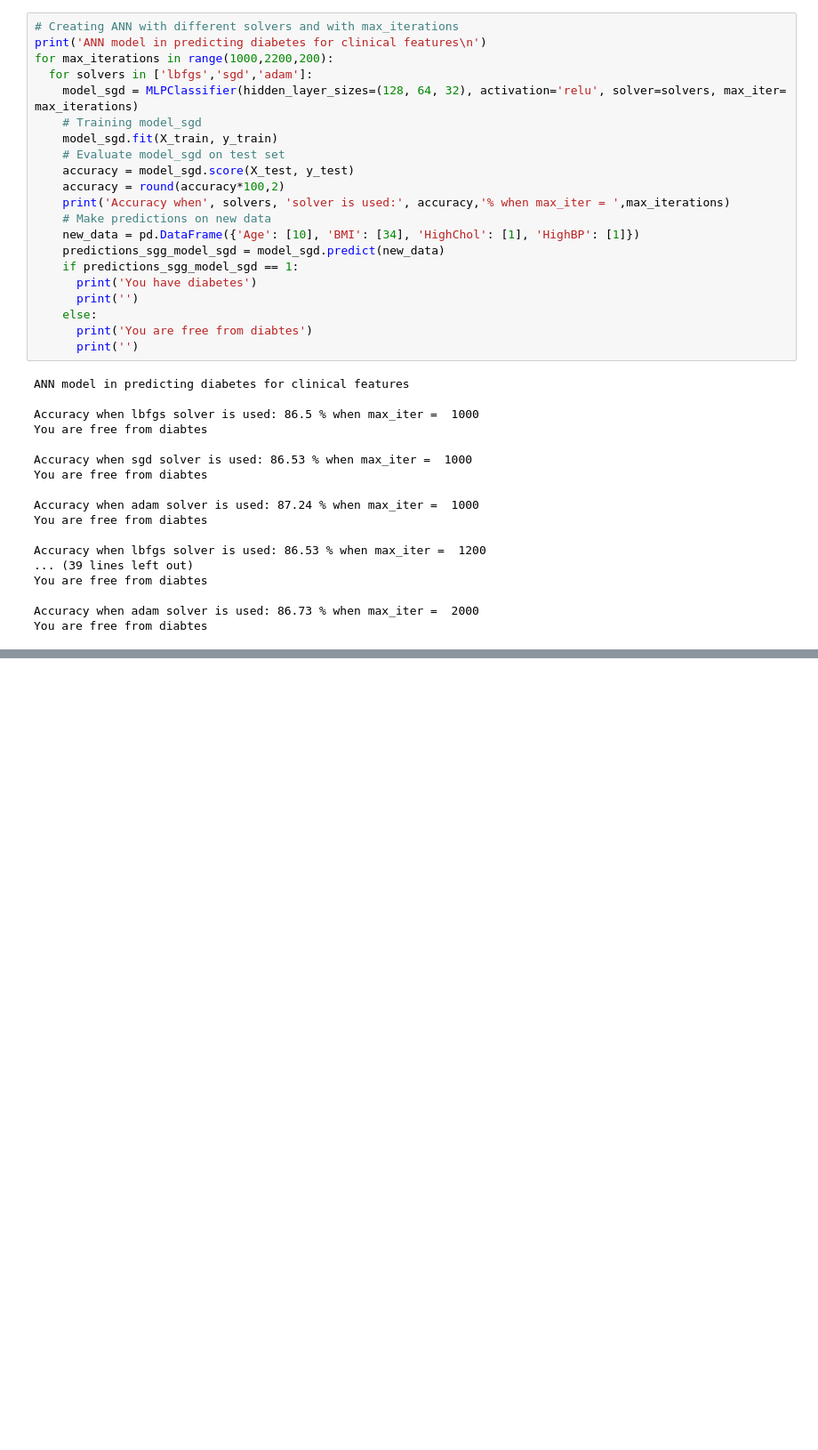
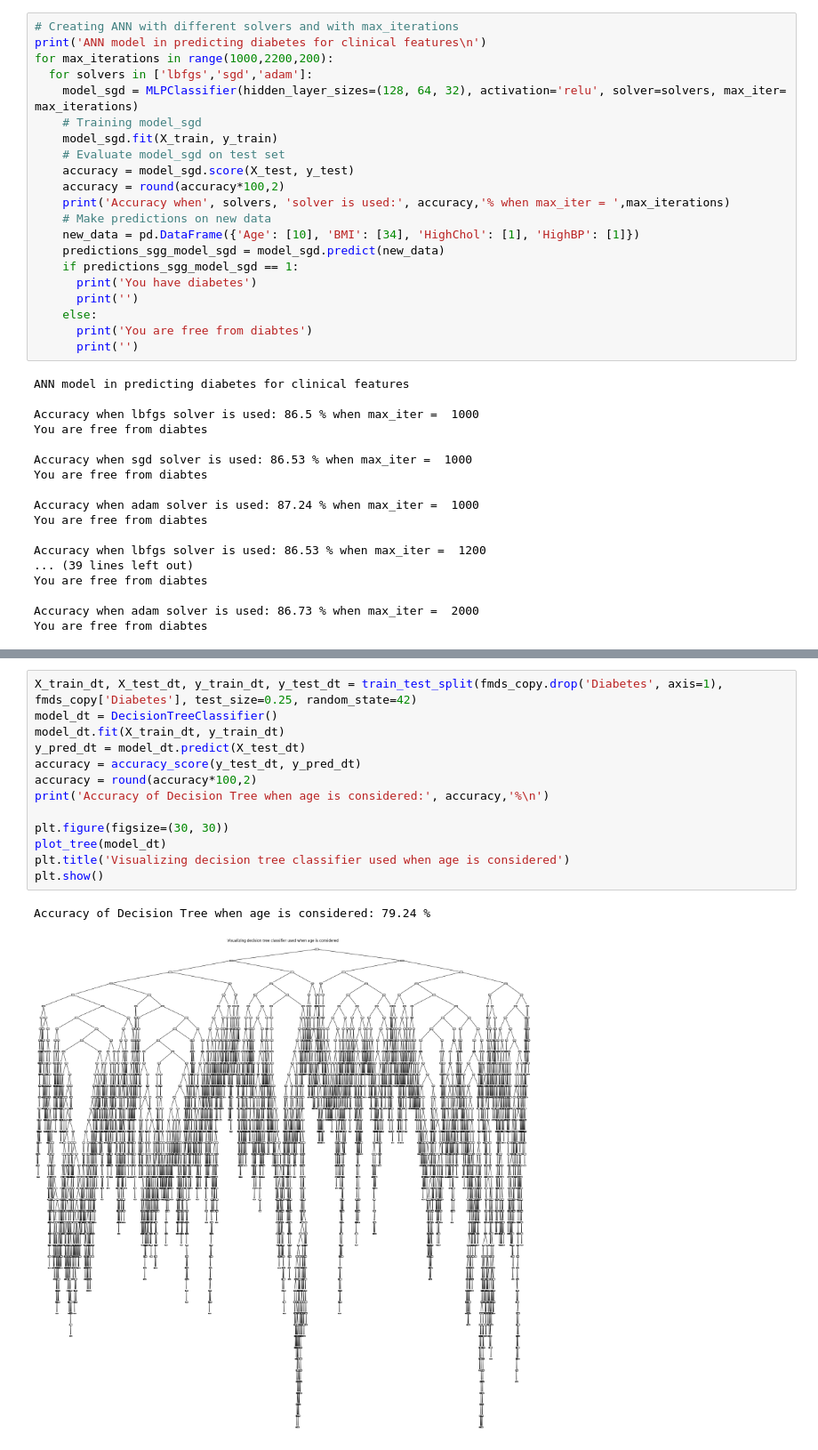
Before and after one commit to pdpavandesai/MergingDiabetesData, a Jupyter notebook: ModelBuilding_WithoutClinicalFeatures.ipynb, the cells around one changed output, grey strips where cells are left out. Shown at 89% size. Drawn from its saved outputs; the diff is of its cells as text; blank space fills up the shorter version.

Commit message:
Implemented Logistic Regression, SVM, Decision Trees along with MLP Classifier

```diff
--- a/ModelBuilding_WithoutClinicalFeatures.ipynb
+++ b/ModelBuilding_WithoutClinicalFeatures.ipynb
@@ -130,0 +164,16 @@ You are free from diabtes
+# %%
+X_train_dt, X_test_dt, y_train_dt, y_test_dt = train_test_split(fmds_copy.drop('Diabetes', axis=1), fmds_copy['Diabetes'], test_size=0.25, random_state=42)
+model_dt = DecisionTreeClassifier()
+model_dt.fit(X_train_dt, y_train_dt)
+y_pred_dt = model_dt.predict(X_test_dt)
+accuracy = accuracy_score(y_test_dt, y_pred_dt)
+accuracy = round(accuracy*100,2)
+print('Accuracy of Decision Tree when age is considered:', accuracy,'%\n')
+
+plt.figure(figsize=(30, 30))
+plot_tree(model_dt)
+plt.title('Visualizing decision tree classifier used when age is considered')
+plt.show()
+# %% [output]
+Accuracy of Decision Tree when age is considered: 79.24 %
+[figure, added]
```
Also changed, not shown: parts of 5 cells of this notebook.
